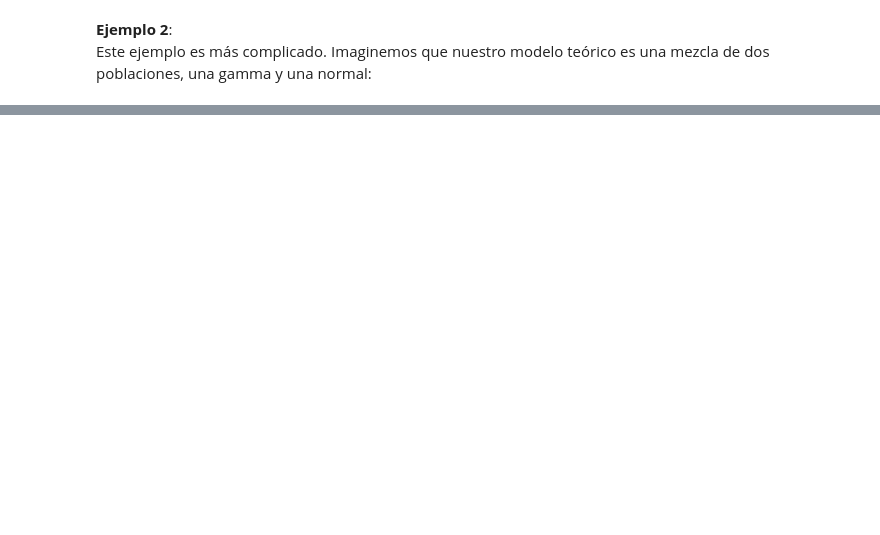
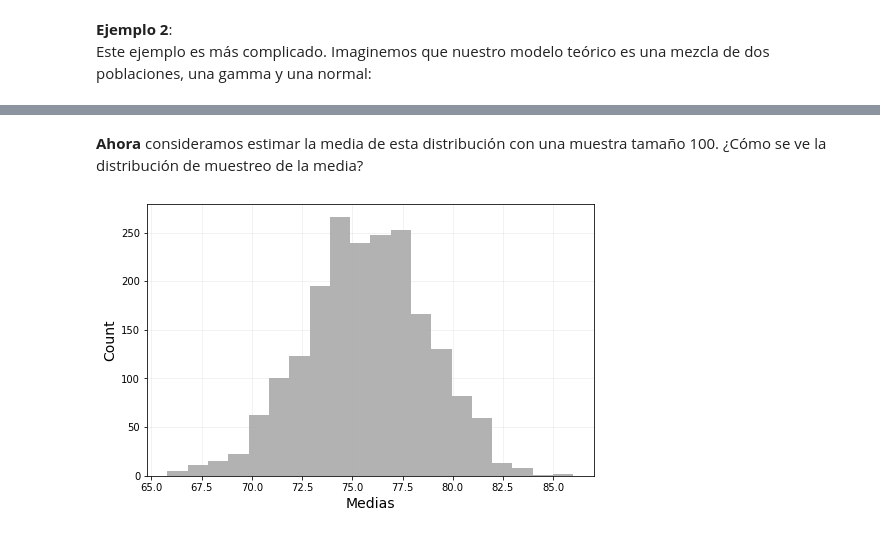
Before and after one commit to CAMM961001/itam-mcd, a Jupyter notebook: fundamentos-estadisticos/libros/04_bootstrap.ipynb, the cells around one changed output, grey strips where cells are left out. Cells and saved outputs as stored; diff of their text form; code cells hidden in the pictures; blank space fills up the shorter version.

```diff
--- a/fundamentos-estadisticos/libros/04_bootstrap.ipynb
+++ b/fundamentos-estadisticos/libros/04_bootstrap.ipynb
@@ -123,0 +124,18 @@ plt.show()
+# %% [markdown]
+**Ahora** consideramos estimar la media de esta distribución con una muestra tamaño 100. ¿Cómo se ve la distribución de muestreo de la media?
+# %%
+n = 100
+medias = [np.mean(random.choices(list(muestra_aprox), k=n)) for _ in range(2_000)]
+# %%
+plt.figure(figsize=(8,5))
+
+plt.hist(medias, bins=20, color='black', alpha=0.3)
+
+#Anotaciones y estilo global
+plt.xlabel('Medias', fontsize=14)
+plt.ylabel('Count', fontsize=14)
+plt.grid(alpha=0.2)
+
+plt.show()
+# %% [output]
+[figure, added]
```
Also changed, not shown: parts of 5 cells of this notebook.
